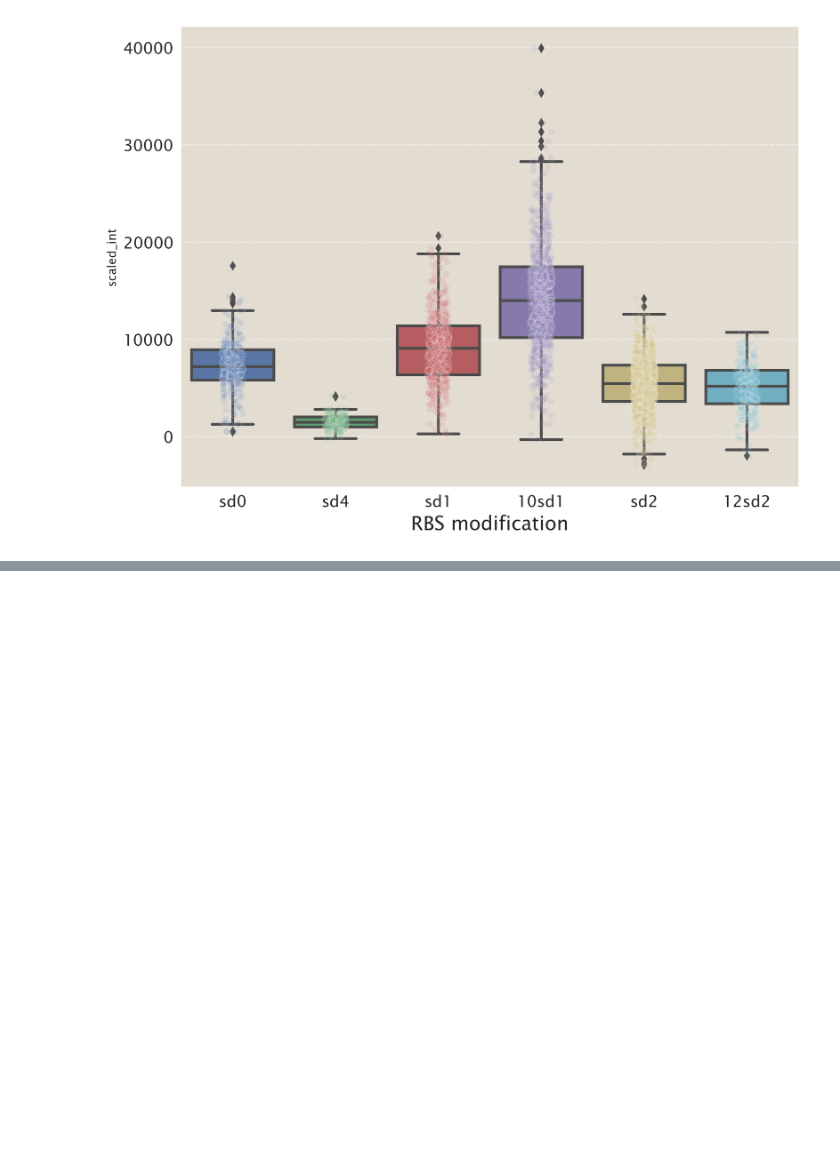
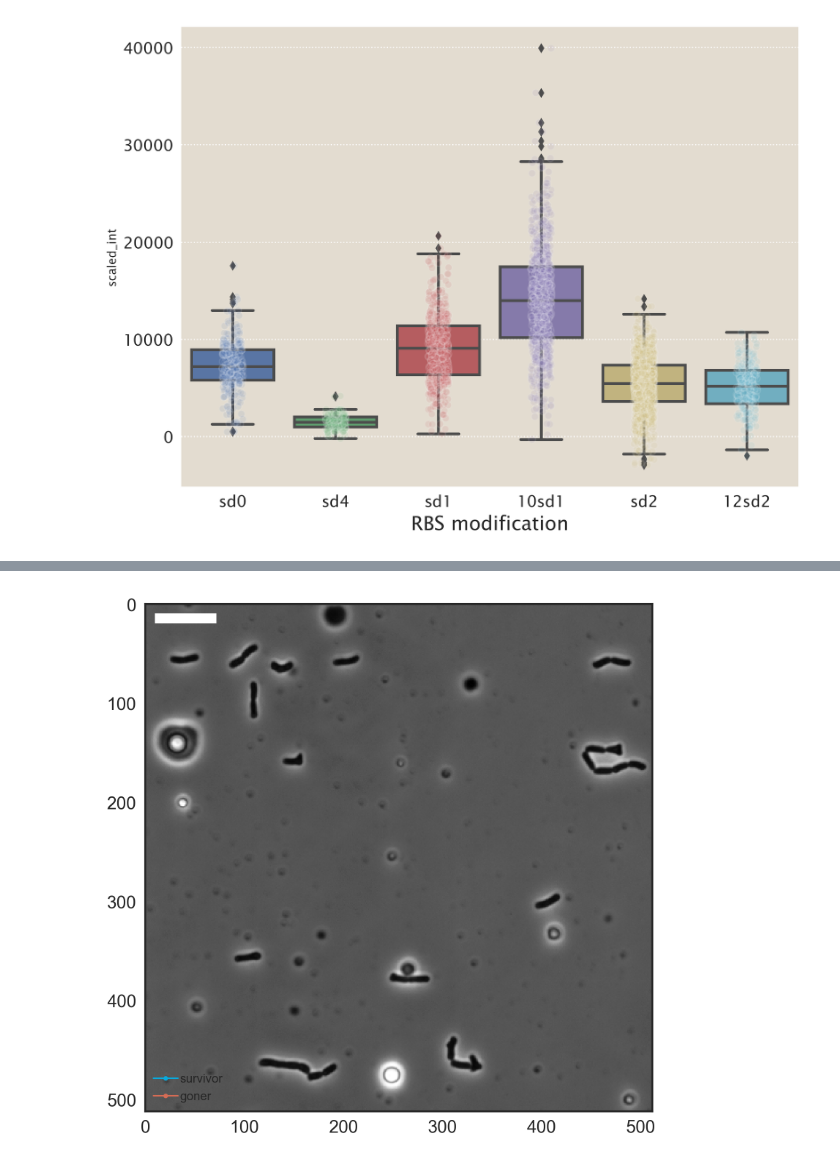
Before and after one commit to RPGroup-PBoC/mscl_survival, a Jupyter notebook: processing_through_201707.ipynb, the cells around one changed output, grey strips where cells are left out. Drawn from its saved outputs; the diff is of its cells as text; code cells hidden in the pictures; blank space fills up the shorter version.

```diff
--- a/processing_through_201707.ipynb
+++ b/processing_through_201707.ipynb
@@ -682,0 +666,92 @@ sns.boxplot(x='exposure_ms', y='scaled_int', data=data[data['sd'] == 'sd2'])
+# %%
+# folders = ['10sd1', '12sd2', 'sd1', 'sd1_nostack','sd2']
+folders = ['sd1_nostack']
+dfs = []
+for i, f in enumerate(folders):
+    # Glob all the file names.
+    if (f == 'sd1') | (f == 'sd4'):
+        target = '/*/*/*.tif'
+        files = np.sort(glob.glob(data_dir + f + target))
+        files_met = np.sort(glob.glob(data_dir + f + '/*/*/*metadata.txt'))
+        files_mark = np.sort(glob.glob(data_dir + f + '/*/*/*.xml'))
+        print(len(files), len(files_mark))
+
+
+    else:
+        target_bf = '/*/*/*/*Brightfield*.tif'
+        target_gfp = '/*/*/*/*GFP*.tif'
+        files= np.sort(glob.glob(data_dir + f + target_bf))
+        files_gfp = np.sort(glob.glob(data_dir + f + target_gfp))
+        files_met = np.sort(glob.glob(data_dir + f +'/*/*/*/*metadata.txt'))
+        files_mark = np.sort(glob.glob(data_dir + f + '/*/*/*.xml'))
+        print(len(files), len(files_gfp), len(files_mark))
+
+
+    # Loop through each image and process
+    for j, file in enumerate(files):
+        if (f == 'sd1') | (f == 'sd4'):
+            im = skimage.io.imread(file)
+            im_phase = im[0]
+            im_gfp = im[1]
+            name = file.split('/')[-1]
+
+        else:
+            im_phase = skimage.io.imread(file)
+            im_gfp = skimage.io.imread(files_gfp[j])
+            name = file.split('/')[-3]
+
+        # Determine the sample ID.
+        flow_rate = name.split('_')[-1]
+        exp = scrape_metadata(fname=files_met[j], return_date=False)
+
+        # Filter the image.
+        selem = skimage.morphology.square(3)
+        im_gfp = scipy.ndimage.median_filter(im_gfp, footprint=selem)
+
+
+        # Process.
+        conts, seg = contour_seg(im_phase, return_conts=True, perim_bounds=(0, 1E6))
+
+        # Perform the field bg subtraction.
+        flat_seg = im_seg > 0
+        dil_selem = skimage.morphology.disk(8)
+        im_dil = skimage.morphology.dilation(flat_seg, dil_selem)
+        inv_seg = skimage.measure.label(im_dil < 1)
+        inv_props = skimage.measure.regionprops(inv_seg, im_gfp)
+        mean_bg = np.mean([prop.mean_intensity for prop in inv_props])
+
+
+        # Process cell markers.
+        markers = marker_parse(files_mark[j])
+        df = link_markers(markers, seg, im_gfp, max_dist=10)
+        if len(df) == 0:
+            pass
+        else:
+            # Save connection figure.
+            if f=='sd1':
+                out_dir = files[j][:-len(files[j].split('/')[-1])]
+                new_name = files[j].split('/')[-1]
+            else:
+                split = files[j].split('/')
+                out_dir = files[j][:-(len(split[-2]) + len(split[-1]) + 1)]
+                new_name = split[-2]
+
+            if os.path.isdir(out_dir + 'outfiles') == False:
+                os.mkdir(out_dir + 'outfiles')
+
+            im_name = out_dir + 'outfiles/' + new_name
+            _fig = save_seg(im_name + '_segmentation.pdf', im_phase, seg)
+            _fig = show_connections(im_name + '_connections.pdf', im_phase, df)
+            plt.close('all')
+
+            # Make a DataFrame of all of the relevant properties.
+            df.insert(0, 'mean_bg', mean_bg)
+            df.insert(0, 'exposure_ms', exp['GFP_exp_ms'])
+            df.insert(0, 'flow_rate', flow_rate)
+            df.insert(0, 'sd', f)
+            dfs.append(df)
+
+# Concatenate all of the DataFrames together.
+# data = pd.concat(dfs)
+# data.columns = ['sd', 'flow_rate', 'exposure_ms', 'mean_bg', 'raw_intensity', 'sub_intensity', 'area']
+# %% [output]
@@ -682,0 +760 @@ sns.boxplot(x='exposure_ms', y='scaled_int', data=data[data['sd'] == 'sd2'])
+[figure, added]
```
Also changed, not shown: parts of 14 cells of this notebook.
